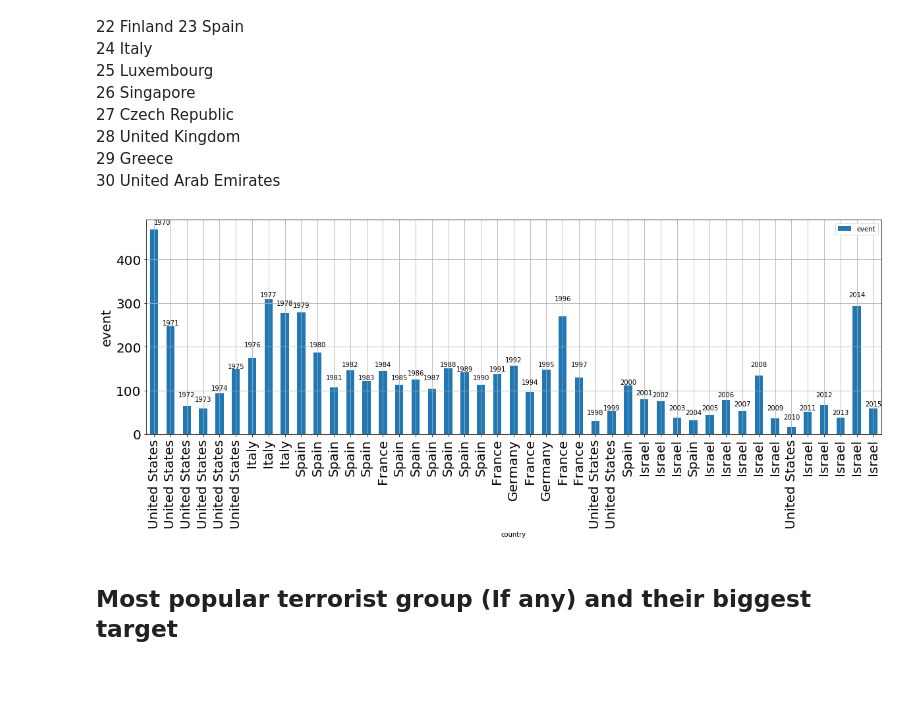
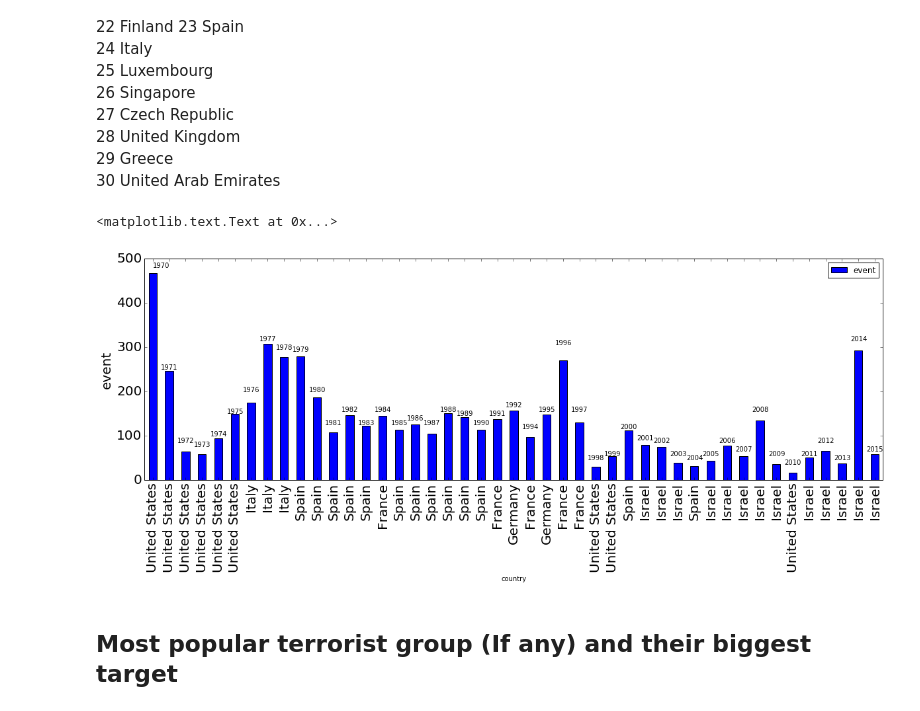
Before and after one commit to sanchitchawla/datascienceproject, a Jupyter notebook: Terror.ipynb, the cells around one changed output. Drawn from its saved outputs; the diff is of its cells as text; code cells hidden in the pictures; blank space fills up the shorter version.

```diff
--- a/Terror.ipynb
+++ b/Terror.ipynb
@@ -579,7 +627,6 @@ develop_year_dict_df_fix = develop_year_dict_df.T
 develop_year_dict_df_fix.columns = ['country', 'event']
 # %%
-ax = develop_year_dict_df_fix.plot(kind='bar',x='country', figsize=(20,6), fontsize=20, grid=True)
-
+ax = develop_year_dict_df_fix.plot(kind='bar',x='country', figsize=(20,6), fontsize=20)
 ax.annotate('1970', xy=(0,425 ), xytext=(0, 480) )
 ax.annotate('1971', xy=(0,425 ), xytext=(0.5, 250) )
 ax.annotate('1972', xy=(0,425 ), xytext=(1.5, 85) )
@@ -600,38 +647,34 @@ ax.annotate('1986', xy=(0,425 ), xytext=(15.5, 135) )
 ax.annotate('1987', xy=(0,425 ), xytext=(16.5, 125) )
 ax.annotate('1988', xy=(0,425 ), xytext=(17.5, 155) )
 ax.annotate('1989', xy=(0,425 ), xytext=(18.5, 145) )
 ax.annotate('1990', xy=(0,425 ), xytext=(19.5, 125) )
 ax.annotate('1991', xy=(0,425 ), xytext=(20.5, 145) )
-
 ax.annotate('1992', xy=(0,425 ), xytext=(21.5, 165) )
 ax.annotate('1994', xy=(0,425 ), xytext=(22.5, 115) )
 ax.annotate('1995', xy=(0,425 ), xytext=(23.5, 155) )
 ax.annotate('1996', xy=(0,425 ), xytext=(24.5, 305) )
 ax.annotate('1997', xy=(0,425 ), xytext=(25.5, 155) )
 ax.annotate('1998', xy=(0,425 ), xytext=(26.5, 45) )
 ax.annotate('1999', xy=(0,425 ), xytext=(27.5, 55) )
 ax.annotate('2000', xy=(0,425 ), xytext=(28.5, 115) )
 ax.annotate('2001', xy=(0,425 ), xytext=(29.5, 90) )
 ax.annotate('2002', xy=(0,425 ), xytext=(30.5, 85) )
 ax.annotate('2003', xy=(0,425 ), xytext=(31.5, 55) )
 ax.annotate('2004', xy=(0,425 ), xytext=(32.5, 45) )
-
 ax.annotate('2005', xy=(0,425 ), xytext=(33.5, 55) )
 ax.annotate('2006', xy=(0,425 ), xytext=(34.5, 85) )
 ax.annotate('2007', xy=(0,425 ), xytext=(35.5, 65) )
 ax.annotate('2008', xy=(0,425 ), xytext=(36.5, 155) )
 ax.annotate('2009', xy=(0,425 ), xytext=(37.5, 55) )
 ax.annotate('2010', xy=(0,425 ), xytext=(38.5, 35) )
 ax.annotate('2011', xy=(0,425 ), xytext=(39.5, 55) )
 ax.annotate('2012', xy=(0,425 ), xytext=(40.5, 85) )
 ax.annotate('2013', xy=(0,425 ), xytext=(41.5, 45) )
 ax.annotate('2014', xy=(0,425 ), xytext=(42.5, 315) )
 ax.annotate('2015', xy=(0,425 ), xytext=(43.5, 65) )
-
-
 ax.set_ylabel("event",fontsize=20)
-plt.show()
 # %% [output]
+<matplotlib.text.Text at 0x...>
-[figure, old version]
+[figure, new version]
 # %% [markdown]
 ## Most popular terrorist group (If any) and their biggest target
```
Also changed, not shown: parts of 38 cells of this notebook.
